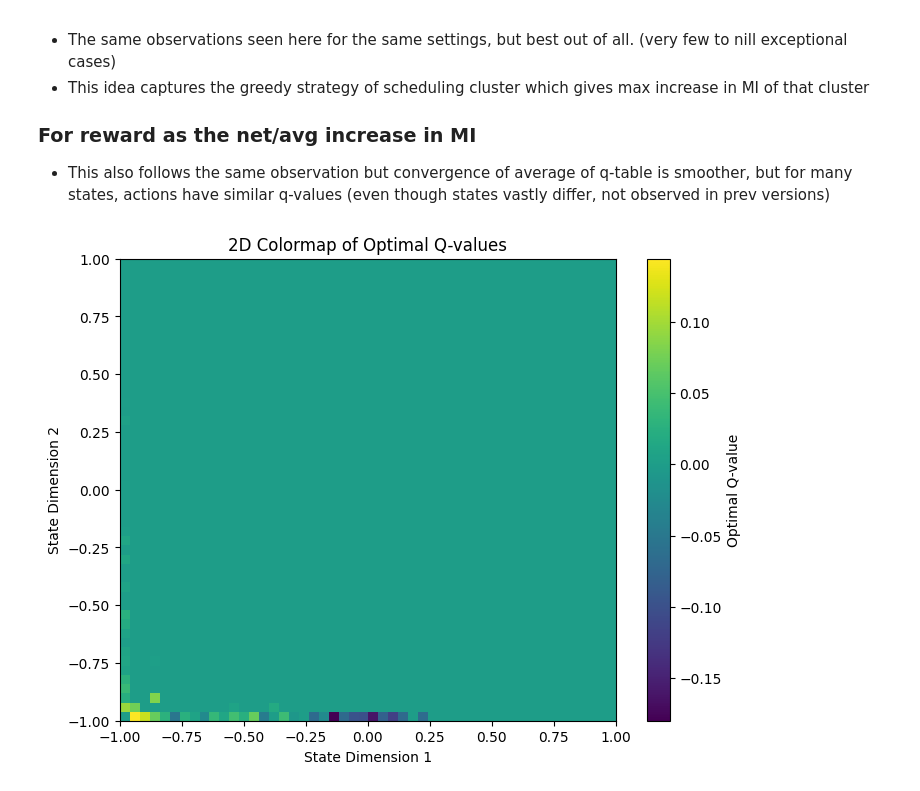
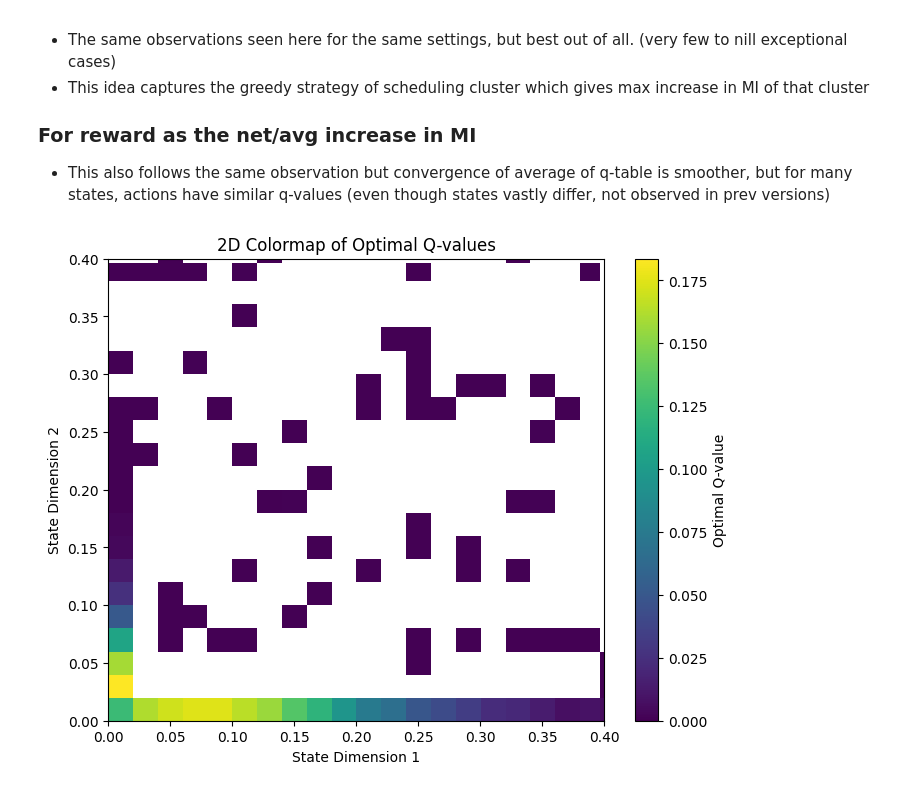
Before and after one commit to MrTejas/LDPC-Decoder, a Jupyter notebook: q-learning.ipynb, the cells around one changed output. Saved outputs shown, nothing was run; the diff lists cells and outputs as text; code cells hidden in the pictures.

```diff
--- a/q-learning.ipynb
+++ b/q-learning.ipynb
@@ -476,7 +476,7 @@ dmin =  9
 # %%
 num_iter = 150
 cluster_size = 15
-num_episodes = 1000
+num_episodes = 7000
 
 STATE_DIM = math.ceil(H.shape[0]/cluster_size)  # 2D for easy visualization
 BINS = 100    # Discretization resolution
@@ -488,10 +488,10 @@ example_action = 1                     # Action to track
 agent = QLearningAgent(
     n=STATE_DIM,
     bins=BINS,
-    alpha=0.15,
+    alpha=0.002,
     gamma=0.9,
     epsilon=1.0,        # Start with full exploration
-    epsilon_decay=1, # Decay rate (0.99 = 1% decay per episode)
+    epsilon_decay=0.999616, # Decay rate (0.99 = 1% decay per episode)
     epsilon_min=0.01    # Minimum exploration probability
 )
 
@@ -541,9 +541,9 @@ a = 1
 
 for k in range(100):
     if state_definition=="MI":
-        s =  np.random.rand(STATE_DIM)
+        s =  np.random.uniform(0,0.6,STATE_DIM)
     elif state_definition=="pseudo-difference" or state_definition=="difference":
-        s = 2 * np.random.rand(STATE_DIM) - 1
+        s = np.random.uniform(0,0.6,STATE_DIM)
     s_q = quantize(s,agent.bins)
     # a1 =  random.randint(0, STATE_DIM - 1)
     # a2 =  random.randint(0, STATE_DIM - 1)
@@ -597,32 +597,37 @@ state = [0.99578668 0.44849421] action = (0, 1) q_val = (0.0, 0.0)
 - This also follows the same observation but convergence of average of q-table is smoother, but for many states, actions have similar q-values (even though states vastly differ, not observed in prev versions)
 # %%
 # agent.bins for quantizing states
-bins = [np.linspace(-1, 1, agent.bins) for _ in range(2)]  # Example state space
+max_val = 0.4
+bins = [np.linspace(0, max_val, agent.bins) for _ in range(2)]  # Example state space
 # Create a grid of all possible states
 if state_definition=="MI":
-    state1_vals = np.linspace(0, 1, agent.bins)
-    state2_vals = np.linspace(0, 1, agent.bins)
+    state1_vals = np.linspace(0, max_val, agent.bins)
+    state2_vals = np.linspace(0, max_val, agent.bins)
 else:
-    state1_vals = np.linspace(0, 1, agent.bins)
-    state2_vals = np.linspace(0, 1, agent.bins)
+    state1_vals = np.linspace(0, max_val, agent.bins)
+    state2_vals = np.linspace(0, max_val, agent.bins)
 
 optimal_q_values = np.zeros((agent.bins, agent.bins))
 
 # Calculate the optimal Q-value for each state in the grid
 for i, s1 in enumerate(state1_vals):
     for j, s2 in enumerate(state2_vals):
         # Quantize the state
         s_q = quantize(np.array([s1, s2]), agent.bins)
         # Get the maximum Q-value for the quantized state across all actions
-        optimal_q_values[i, j] = np.max(agent.q_table[s_q[0], s_q[1]])
+        # optimal_q_values[i, j] = np.max(agent.q_table[s_q][0], agent.q_table[s_q][1])
+        # optimal_q_values[i,j] = agent.q_table[s_q][0]
+        optimal_q_values[i,j] = agent.q_table[s_q][1]
+        if optimal_q_values[i,j]==0:
+            optimal_q_values[i,j]=np.nan
 
 # Plot the 2D colormap
 plt.figure(figsize=(8, 6))
-plt.imshow(optimal_q_values, extent=[-1, 1, -1, 1], origin='lower', cmap='viridis', aspect='auto')
+plt.imshow(optimal_q_values, extent=[0, max_val, 0, max_val], origin='lower', cmap='viridis', aspect='auto')
 plt.colorbar(label='Optimal Q-value')
 plt.xlabel('State Dimension 1')
 plt.ylabel('State Dimension 2')
 plt.title('2D Colormap of Optimal Q-values')
 plt.show()
 # %% [output]
-[figure, old version]
+[figure, new version]
```
Also changed, not shown: parts of 6 cells of this notebook, 14 other files.
